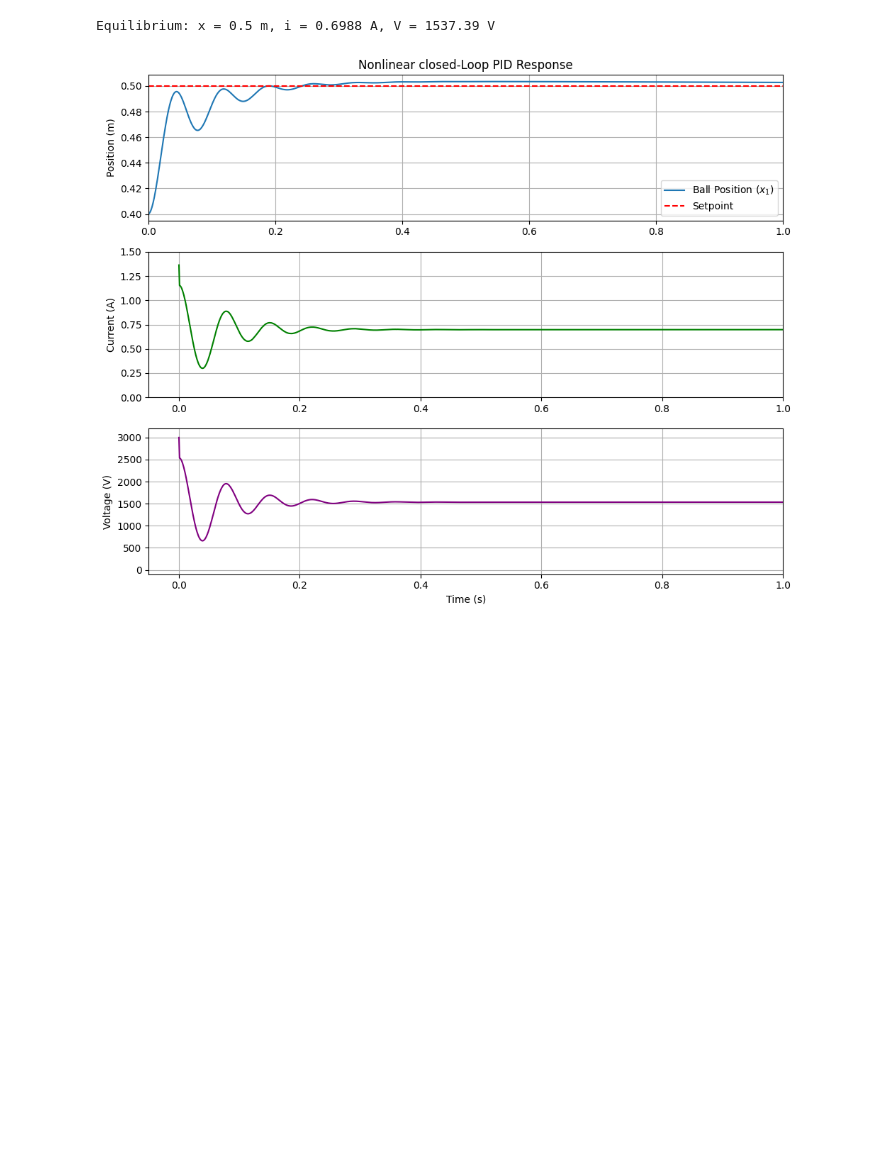
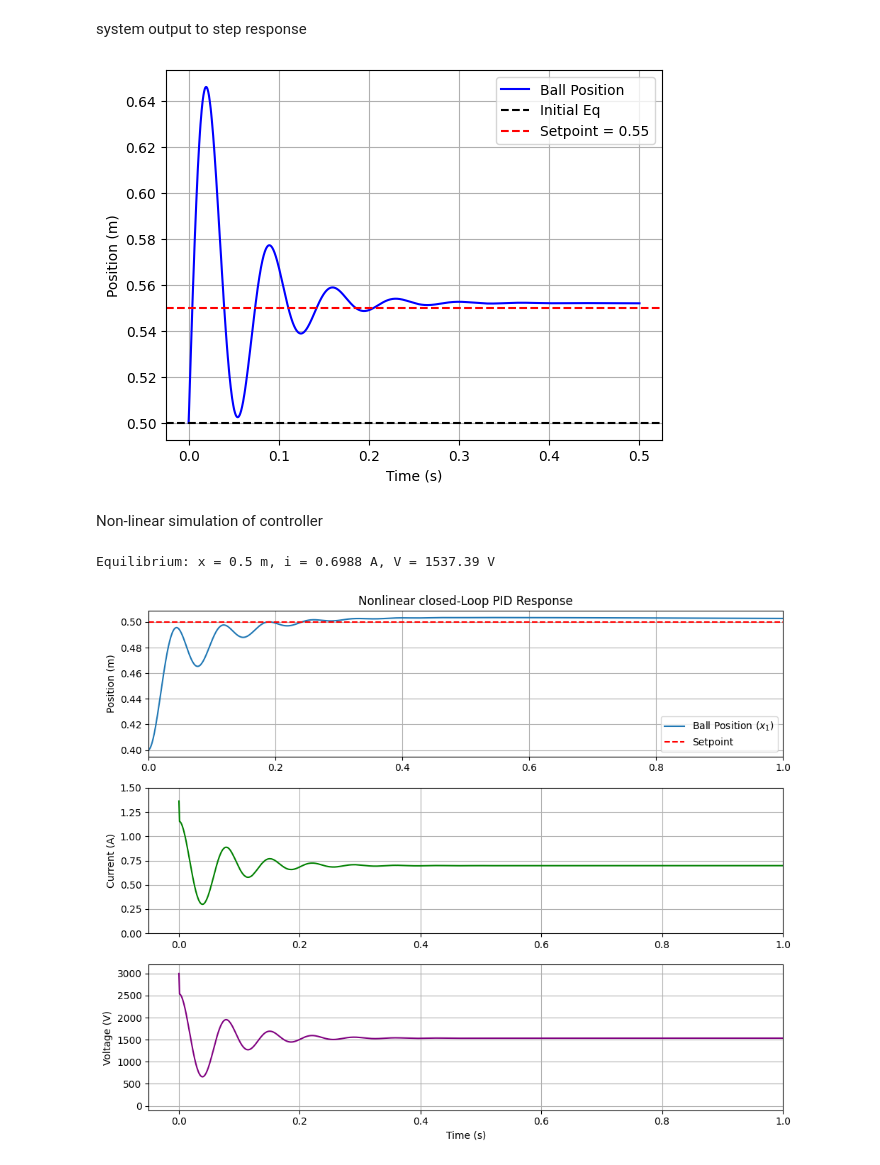
Before and after one commit to ethanboyjeff/ELE2038-Coursework, a Jupyter notebook: ELE2038_CW_notebook.ipynb, the cells around one changed output. Cells and saved outputs as stored; diff of their text form; code cells hidden in the pictures; blank space fills up the shorter version.

```diff
--- a/ELE2038_CW_notebook.ipynb
+++ b/ELE2038_CW_notebook.ipynb
@@ -3,3 +374,23 @@
+# %% [markdown]
+system output to step response
+# %%
+#5cm setpoint change (from 0.5m to 0.55m)
+t_span = np.linspace(0, 0.5, 2000)
+t, pos = ctrl.step_response(Gcl * 0.05, t_span)
+
+plt.plot(t, pos + 0.5, 'b', label="Ball Position") #need to add +0.5 because Gcl assumes equilibirum so pos = 0
+plt.axhline(0.5, color='k', linestyle='--', label="Initial Eq")
+plt.axhline(0.55, color='r', linestyle='--', label="Setpoint = 0.55")
+
+plt.ylabel("Position (m)")
+plt.xlabel("Time (s)")
+plt.legend()
+plt.grid()
+plt.show()
+# %% [output]
+[figure, added]
+# %% [markdown]
+Non-linear simulation of controller
 # %%
 import numpy as np
 import matplotlib.pyplot as plt
```
Also changed, not shown: parts of 62 cells of this notebook.
